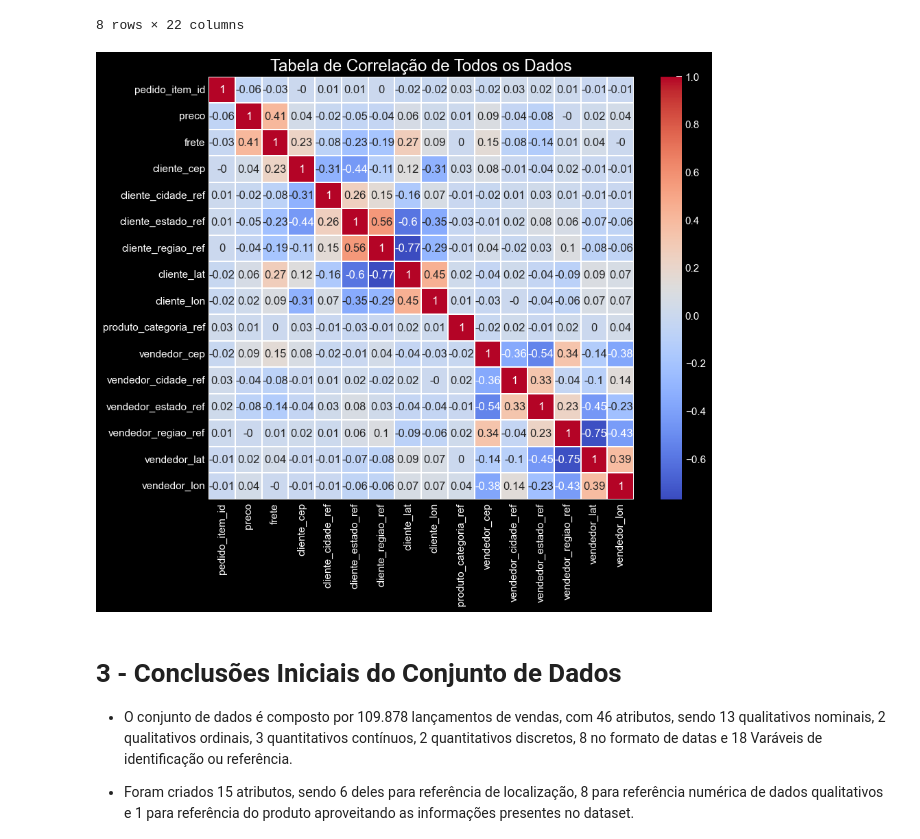
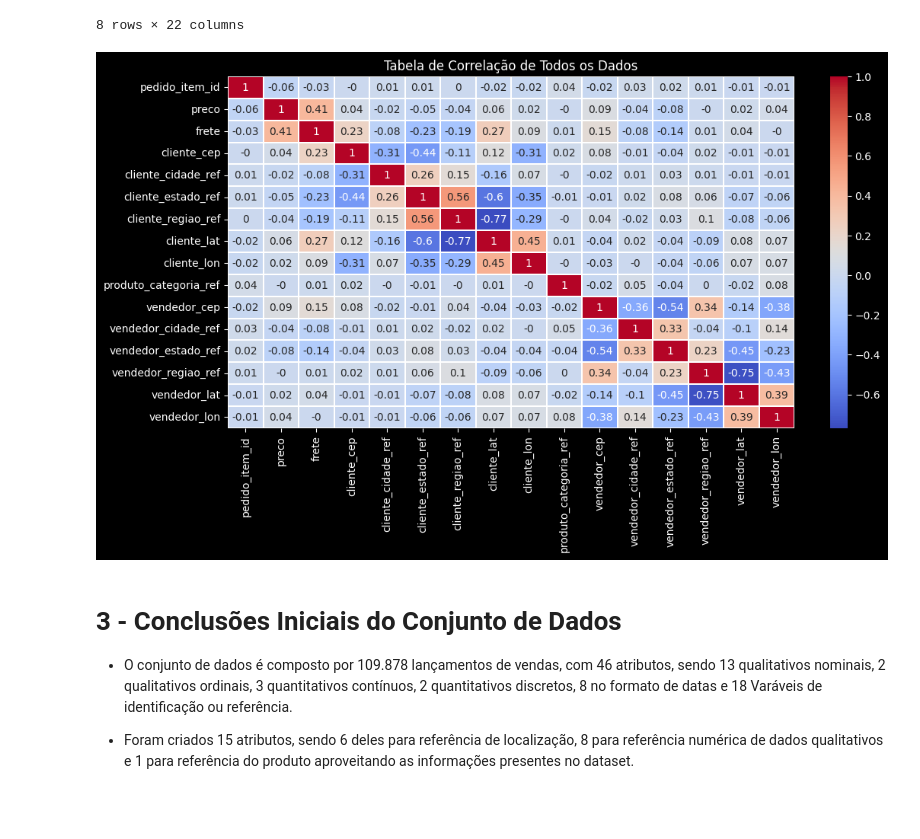
Before and after one commit to DouglasMiyagui/E-Commerce-KDD, a Jupyter notebook: notebooks/2-AnáliseDescritiva.ipynb, the cells around one changed output. Drawn from its saved outputs; the diff is of its cells as text; code cells hidden in the pictures; blank space fills up the shorter version.

```diff
--- a/notebooks/2-AnáliseDescritiva.ipynb
+++ b/notebooks/2-AnáliseDescritiva.ipynb
@@ -511,18 +606,21 @@ relatorio_vendas.describe()
 # %%
 # Selecionar apenas as colunas numéricas
 colunas_numericas = relatorio_vendas.select_dtypes(include=['number'])
 
 # Calcular a matriz de correlação
 matriz_correlacao = colunas_numericas.corr()
 matriz_correlacao = matriz_correlacao.round(2)
 
 plt.style.use('dark_background')
-plt.figure(figsize=(10, 8))
-sns.heatmap(matriz_correlacao, annot=True, cmap='coolwarm', linewidths=0.2)
+plt.figure(figsize=(12, 6))
+heatmap = sns.heatmap(matriz_correlacao, annot=True, cmap='coolwarm', linewidths=0.2)
+heatmap.xaxis.grid(False)
+heatmap.yaxis.grid(False)
 plt.title('Tabela de Correlação de Todos os Dados')
+plt.xticks(rotation=90)
 plt.show()
 # %% [output]
-[figure, old version]
+[figure, new version]
 # %% [markdown]
 # 3 - Conclusões Iniciais do Conjunto de Dados
 
```
Also changed, not shown: parts of 60 cells of this notebook, 3 other files.
